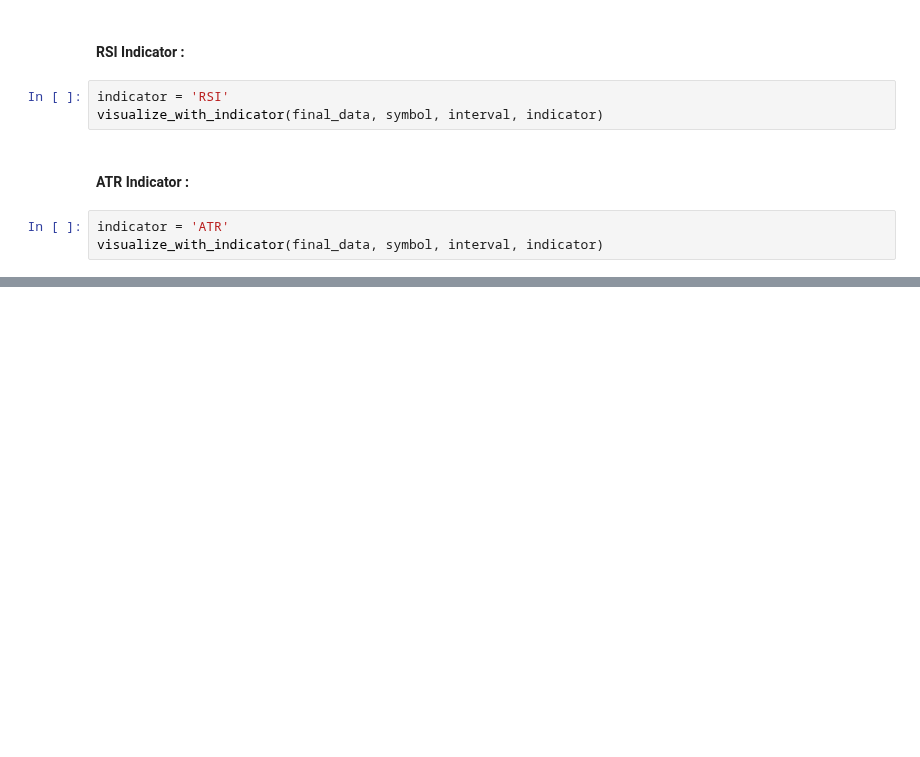
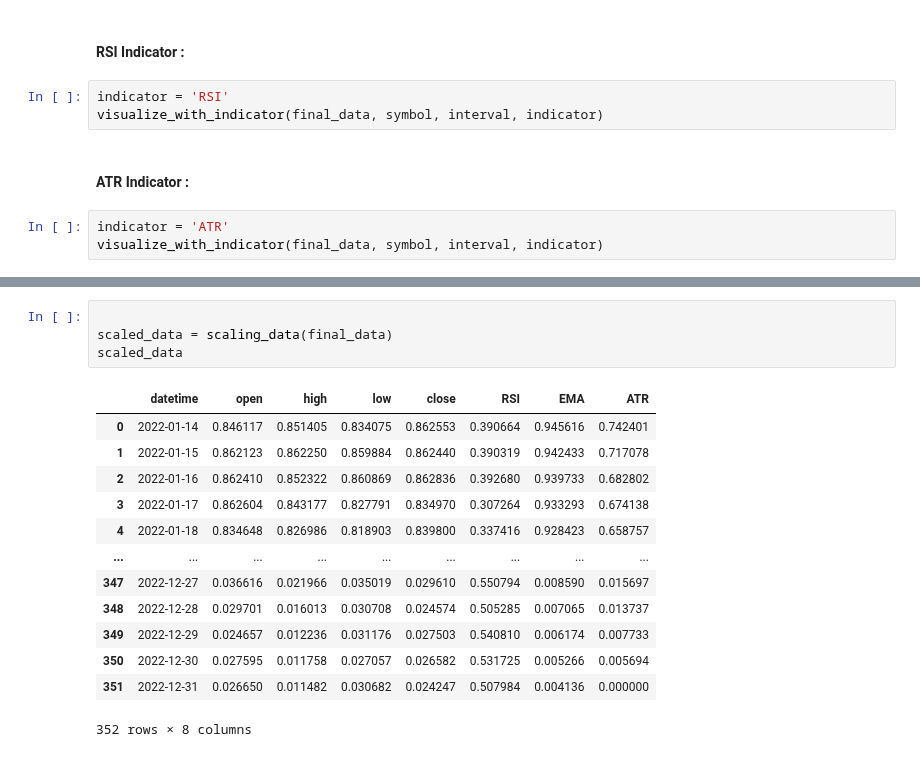
Before and after one commit to MohamedKeteb/Crypto_project, a Jupyter notebook: Bitcoin_pred.ipynb, the cells around one changed output, grey strips where cells are left out. Cells and saved outputs as stored; diff of their text form; blank space fills up the shorter version.

```diff
--- a/Bitcoin_pred.ipynb
+++ b/Bitcoin_pred.ipynb
@@ -121,0 +116,18 @@ IndentationError: expected an indented block (<ipython-input-21-0ce020c0be91>, l
+# %%
+
+scaled_data = scaling_data(final_data)
+scaled_data
+# %% [output]
+|  | datetime | open | high | low | close | RSI | EMA | ATR |
+| 0 | 2022-01-14 | 0.846117 | 0.851405 | 0.834075 | 0.862553 | 0.390664 | 0.945616 | 0.742401 |
+| 1 | 2022-01-15 | 0.862123 | 0.862250 | 0.859884 | 0.862440 | 0.390319 | 0.942433 | 0.717078 |
+| 2 | 2022-01-16 | 0.862410 | 0.852322 | 0.860869 | 0.862836 | 0.392680 | 0.939733 | 0.682802 |
+| 3 | 2022-01-17 | 0.862604 | 0.843177 | 0.827791 | 0.834970 | 0.307264 | 0.933293 | 0.674138 |
+| 4 | 2022-01-18 | 0.834648 | 0.826986 | 0.818903 | 0.839800 | 0.337416 | 0.928423 | 0.658757 |
+| ... | ... | ... | ... | ... | ... | ... | ... | ... |
+| 347 | 2022-12-27 | 0.036616 | 0.021966 | 0.035019 | 0.029610 | 0.550794 | 0.008590 | 0.015697 |
+| 348 | 2022-12-28 | 0.029701 | 0.016013 | 0.030708 | 0.024574 | 0.505285 | 0.007065 | 0.013737 |
+| 349 | 2022-12-29 | 0.024657 | 0.012236 | 0.031176 | 0.027503 | 0.540810 | 0.006174 | 0.007733 |
+| 350 | 2022-12-30 | 0.027595 | 0.011758 | 0.027057 | 0.026582 | 0.531725 | 0.005266 | 0.005694 |
+| 351 | 2022-12-31 | 0.026650 | 0.011482 | 0.030682 | 0.024247 | 0.507984 | 0.004136 | 0.000000 |
+352 rows × 8 columns
```
Also changed, not shown: parts of 5 cells of this notebook, 1 other file.
